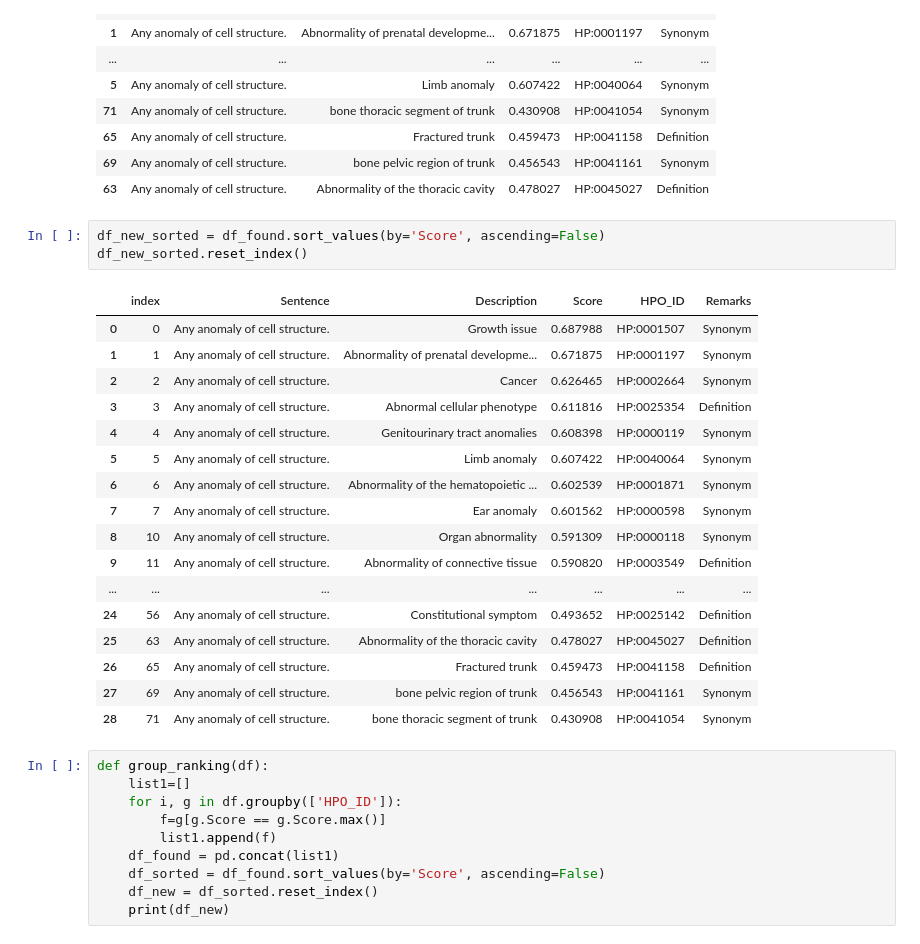
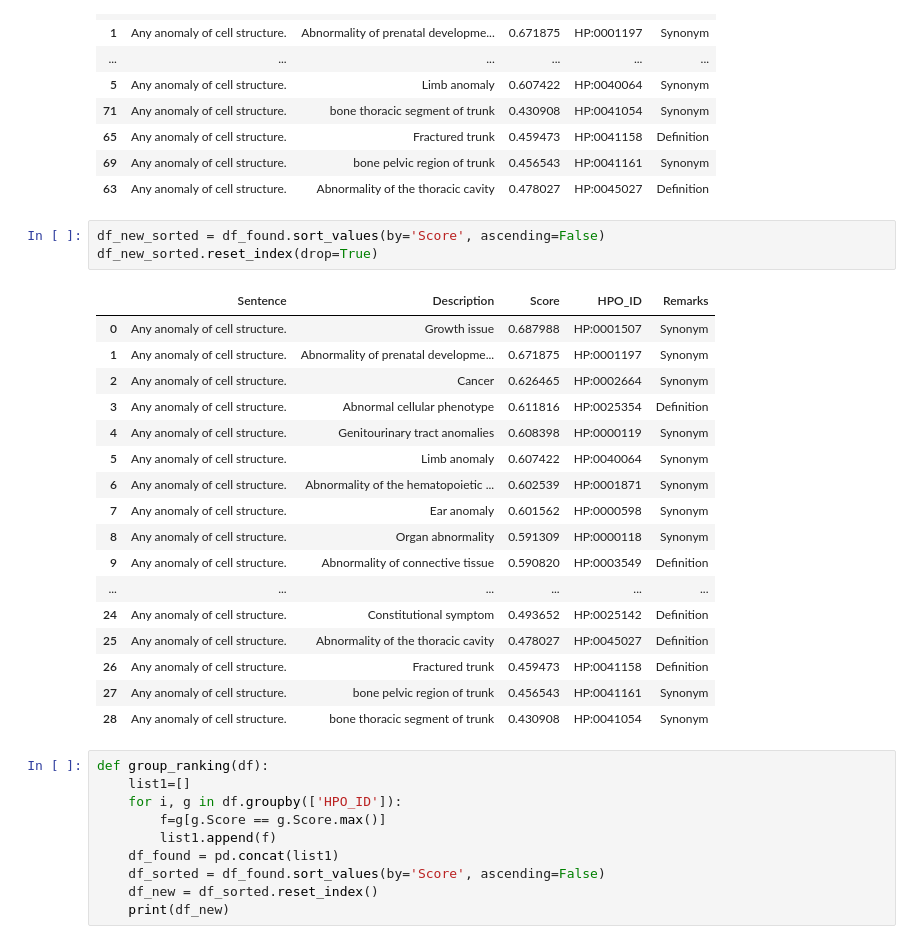
Before and after one commit to duttaprat/PhenoBERT_analysis, a Jupyter notebook: group_ranking.ipynb, the cells around one changed output. Cells and saved outputs as stored; diff of their text form.

```diff
--- a/ranking.ipynb
+++ b/group_ranking.ipynb
@@ -84,25 +84,25 @@ df_found
 | 63 | Any anomaly of cell structure. | Abnormality of the thoracic cavity | 0.478027 | HP:0045027 | Definition |
 # %%
 df_new_sorted = df_found.sort_values(by='Score', ascending=False)
-df_new_sorted.reset_index()
+df_new_sorted.reset_index(drop=True)
 # %% [output]
-|  | index | Sentence | Description | Score | HPO_ID | Remarks |
-| 0 | 0 | Any anomaly of cell structure. | Growth issue | 0.687988 | HP:0001507 | Synonym |
-| 1 | 1 | Any anomaly of cell structure. | Abnormality of prenatal developme... | 0.671875 | HP:0001197 | Synonym |
-| 2 | 2 | Any anomaly of cell structure. | Cancer | 0.626465 | HP:0002664 | Synonym |
-| 3 | 3 | Any anomaly of cell structure. | Abnormal cellular phenotype | 0.611816 | HP:0025354 | Definition |
-| 4 | 4 | Any anomaly of cell structure. | Genitourinary tract anomalies | 0.608398 | HP:0000119 | Synonym |
-| 5 | 5 | Any anomaly of cell structure. | Limb anomaly | 0.607422 | HP:0040064 | Synonym |
-| 6 | 6 | Any anomaly of cell structure. | Abnormality of the hematopoietic ... | 0.602539 | HP:0001871 | Synonym |
-| 7 | 7 | Any anomaly of cell structure. | Ear anomaly | 0.601562 | HP:0000598 | Synonym |
-| 8 | 10 | Any anomaly of cell structure. | Organ abnormality | 0.591309 | HP:0000118 | Synonym |
-| 9 | 11 | Any anomaly of cell structure. | Abnormality of connective tissue | 0.590820 | HP:0003549 | Definition |
-| ... | ... | ... | ... | ... | ... | ... |
-| 24 | 56 | Any anomaly of cell structure. | Constitutional symptom | 0.493652 | HP:0025142 | Definition |
-| 25 | 63 | Any anomaly of cell structure. | Abnormality of the thoracic cavity | 0.478027 | HP:0045027 | Definition |
-| 26 | 65 | Any anomaly of cell structure. | Fractured trunk | 0.459473 | HP:0041158 | Definition |
-| 27 | 69 | Any anomaly of cell structure. | bone pelvic region of trunk | 0.456543 | HP:0041161 | Synonym |
-| 28 | 71 | Any anomaly of cell structure. | bone thoracic segment of trunk | 0.430908 | HP:0041054 | Synonym |
+|  | Sentence | Description | Score | HPO_ID | Remarks |
+| 0 | Any anomaly of cell structure. | Growth issue | 0.687988 | HP:0001507 | Synonym |
+| 1 | Any anomaly of cell structure. | Abnormality of prenatal developme... | 0.671875 | HP:0001197 | Synonym |
+| 2 | Any anomaly of cell structure. | Cancer | 0.626465 | HP:0002664 | Synonym |
+| 3 | Any anomaly of cell structure. | Abnormal cellular phenotype | 0.611816 | HP:0025354 | Definition |
+| 4 | Any anomaly of cell structure. | Genitourinary tract anomalies | 0.608398 | HP:0000119 | Synonym |
+| 5 | Any anomaly of cell structure. | Limb anomaly | 0.607422 | HP:0040064 | Synonym |
+| 6 | Any anomaly of cell structure. | Abnormality of the hematopoietic ... | 0.602539 | HP:0001871 | Synonym |
+| 7 | Any anomaly of cell structure. | Ear anomaly | 0.601562 | HP:0000598 | Synonym |
+| 8 | Any anomaly of cell structure. | Organ abnormality | 0.591309 | HP:0000118 | Synonym |
+| 9 | Any anomaly of cell structure. | Abnormality of connective tissue | 0.590820 | HP:0003549 | Definition |
+| ... | ... | ... | ... | ... | ... |
+| 24 | Any anomaly of cell structure. | Constitutional symptom | 0.493652 | HP:0025142 | Definition |
+| 25 | Any anomaly of cell structure. | Abnormality of the thoracic cavity | 0.478027 | HP:0045027 | Definition |
+| 26 | Any anomaly of cell structure. | Fractured trunk | 0.459473 | HP:0041158 | Definition |
+| 27 | Any anomaly of cell structure. | bone pelvic region of trunk | 0.456543 | HP:0041161 | Synonym |
+| 28 | Any anomaly of cell structure. | bone thoracic segment of trunk | 0.430908 | HP:0041054 | Synonym |
 # %%
 def group_ranking(df):
     list1=[]
```
Also changed, not shown: 2 other files.
